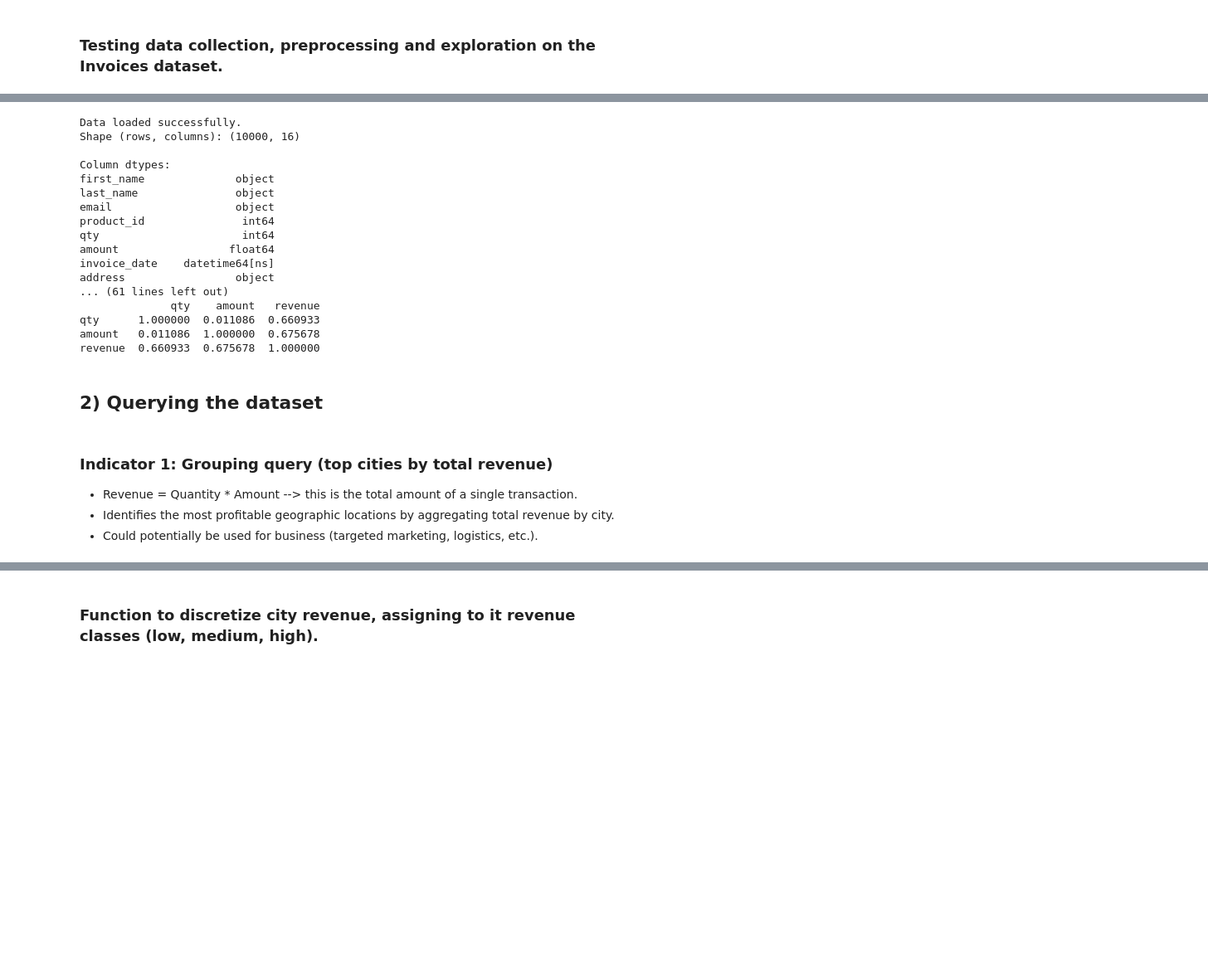
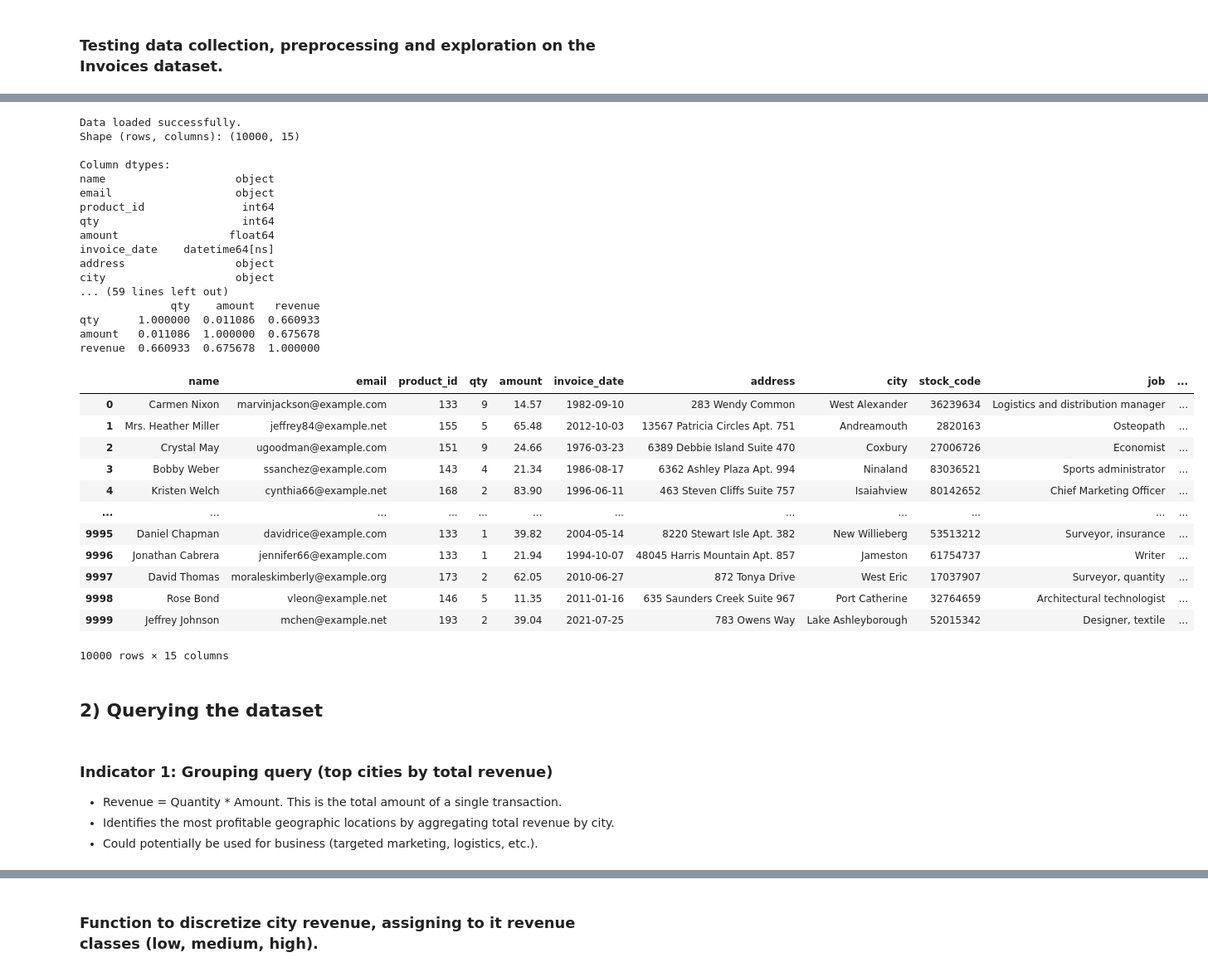
Before and after one commit to Loro67/invoices-data-analysis, a Jupyter notebook: Invoices-Dataset-Analysis.ipynb, the cells around one changed output, grey strips where cells are left out. Shown at 83% size. Cells and saved outputs as stored; diff of their text form; code cells hidden in the pictures; blank space fills up the shorter version.

Commit message:
Cleaned first indicator function

```diff
--- a/Invoices-Dataset-Analysis.ipynb
+++ b/Invoices-Dataset-Analysis.ipynb
@@ -62,7 +62,7 @@ def load_data(file_path: str) -> pd.DataFrame:
 first_name | last_name
 Carmen Nixon | Todd Anderson
 # %%
-def name_treatment(dataset: pd.DataFrame, options: str="separate") -> pd.DataFrame:
+def name_treatment(dataset: pd.DataFrame, options: str = "first") -> pd.DataFrame:
     """
     Function to treat first_name and last_name columns in a dataset.
 
@@ -75,8 +75,8 @@ def name_treatment(dataset: pd.DataFrame, options: str="separate") -> pd.DataFra
     ---------
     - dataset => Pandas DataFrame, dataset must have first_name and last_name columns
     - options => String, options for treatment between "separate", "first" and "last"
-        - "separate" (default): create two new line for each name,
-        - "first": keep only the first_name renamed as name,
+        - "separate": create two new line for each name,
+        - "first" (default): keep only the first_name renamed as name,
         - "last" : keep only the last_name renamed as name
 
     Output:
@@ -178,7 +178,7 @@ def convert_string_columns(df: pd.DataFrame) -> None:
 # %% [markdown]
 ### Function to preprocess the initial loaded dataset: combines all the previous functions and returns a clean dataset.
 # %%
-def preprocess_data(df: pd.DataFrame,date_column: str,date_format: str="%d/%m/%Y", name_options: str ="none") -> pd.DataFrame:
+def preprocess_data(df: pd.DataFrame,date_column: str,date_format: str="%d/%m/%Y", name_options: str = "first") -> pd.DataFrame:
     """
     Function to preprocess the initial loaded dataset:
     - Strips whitespaces from strings using the convert_string_columns function.
@@ -190,7 +190,7 @@ def preprocess_data(df: pd.DataFrame,date_column: str,date_format: str="%d/%m/%Y
     ---------
     - df => Pandas DataFrame to be preprocessed
     - date_column => Name of the column where the date is in
-    - [Optional] name_options (String) => options for the name_treatment function. Possible choixe "none", "separate", "first" and "last"
+    - [Optional] name_options (String) => options for the name_treatment function. Possible choixe "none", "separate", "first" (default) and "last"
 
     Output:
     ---------
@@ -247,30 +265,44 @@ def explore_data(df: pd.DataFrame) -> None:
 # %%
 df = load_data('invoices.csv')
-df = preprocess_data(df,date_column="invoice_date")
+df = preprocess_data(df, date_column="invoice_date", name_options="first")
 explore_data(df)
+df
 # %% [output]
 Data loaded successfully.
-Shape (rows, columns): (10000, 16)
+Shape (rows, columns): (10000, 15)
 
 Column dtypes:
-first_name              object
-last_name               object
+name                    object
 email                   object
 product_id               int64
 qty                      int64
 amount                 float64
 invoice_date    datetime64[ns]
 address                 object
-... (61 lines left out)
+city                    object
+... (59 lines left out)
               qty    amount   revenue
 qty      1.000000  0.011086  0.660933
 amount   0.011086  1.000000  0.675678
 revenue  0.660933  0.675678  1.000000
+|  | name | email | product_id | qty | amount | invoice_date | address | city | stock_code | job | ... |
+| 0 | Carmen Nixon | marvinjackson@example.com | 133 | 9 | 14.57 | 1982-09-10 | 283 Wendy Common | West Alexander | 36239634 | Logistics and distribution manager | ... |
+| 1 | Mrs. Heather Miller | jeffrey84@example.net | 155 | 5 | 65.48 | 2012-10-03 | 13567 Patricia Circles Apt. 751 | Andreamouth | 2820163 | Osteopath | ... |
+| 2 | Crystal May | ugoodman@example.com | 151 | 9 | 24.66 | 1976-03-23 | 6389 Debbie Island Suite 470 | Coxbury | 27006726 | Economist | ... |
+| 3 | Bobby Weber | ssanchez@example.com | 143 | 4 | 21.34 | 1986-08-17 | 6362 Ashley Plaza Apt. 994 | Ninaland | 83036521 | Sports administrator | ... |
+| 4 | Kristen Welch | cynthia66@example.net | 168 | 2 | 83.90 | 1996-06-11 | 463 Steven Cliffs Suite 757 | Isaiahview | 80142652 | Chief Marketing Officer | ... |
+| ... | ... | ... | ... | ... | ... | ... | ... | ... | ... | ... | ... |
+| 9995 | Daniel Chapman | davidrice@example.com | 133 | 1 | 39.82 | 2004-05-14 | 8220 Stewart Isle Apt. 382 | New Willieberg | 53513212 | Surveyor, insurance | ... |
+| 9996 | Jonathan Cabrera | jennifer66@example.com | 133 | 1 | 21.94 | 1994-10-07 | 48045 Harris Mountain Apt. 857 | Jameston | 61754737 | Writer | ... |
+| 9997 | David Thomas | moraleskimberly@example.org | 173 | 2 | 62.05 | 2010-06-27 | 872 Tonya Drive | West Eric | 17037907 | Surveyor, quantity | ... |
+| 9998 | Rose Bond | vleon@example.net | 146 | 5 | 11.35 | 2011-01-16 | 635 Saunders Creek Suite 967 | Port Catherine | 32764659 | Architectural technologist | ... |
+| 9999 | Jeffrey Johnson | mchen@example.net | 193 | 2 | 39.04 | 2021-07-25 | 783 Owens Way | Lake Ashleyborough | 52015342 | Designer, textile | ... |
+10000 rows × 15 columns
 # %% [markdown]
 ## 2) Querying the dataset
 # %% [markdown]
 ### Indicator 1: Grouping query (top cities by total revenue)
-- Revenue = Quantity * Amount --> this is the total amount of a single transaction.
+- Revenue = Quantity * Amount. This is the total amount of a single transaction.
 - Identifies the most profitable geographic locations by aggregating total revenue by city.
 - Could potentially be used for business (targeted marketing, logistics, etc.).
 # %%
```
Also changed, not shown: parts of 10 cells of this notebook.
